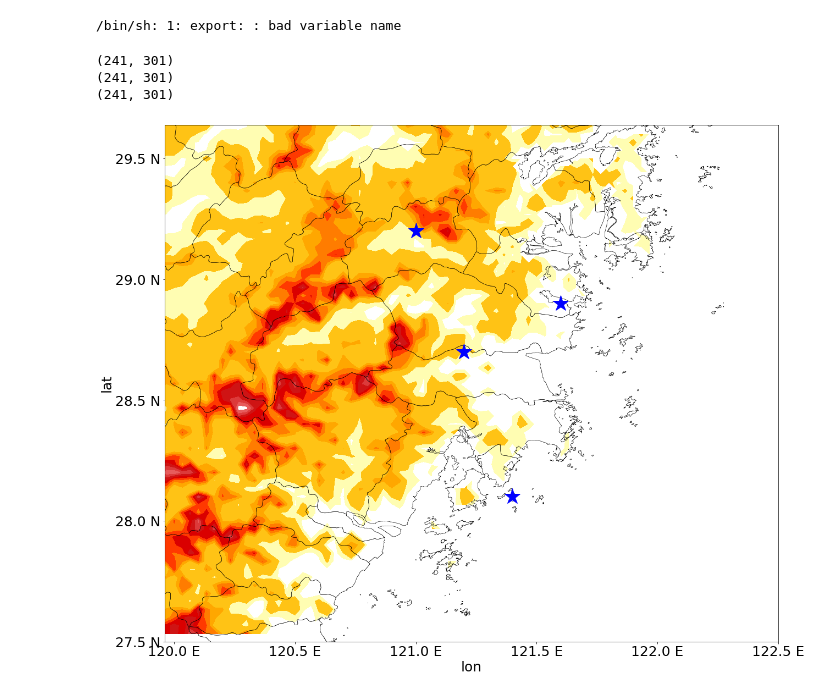
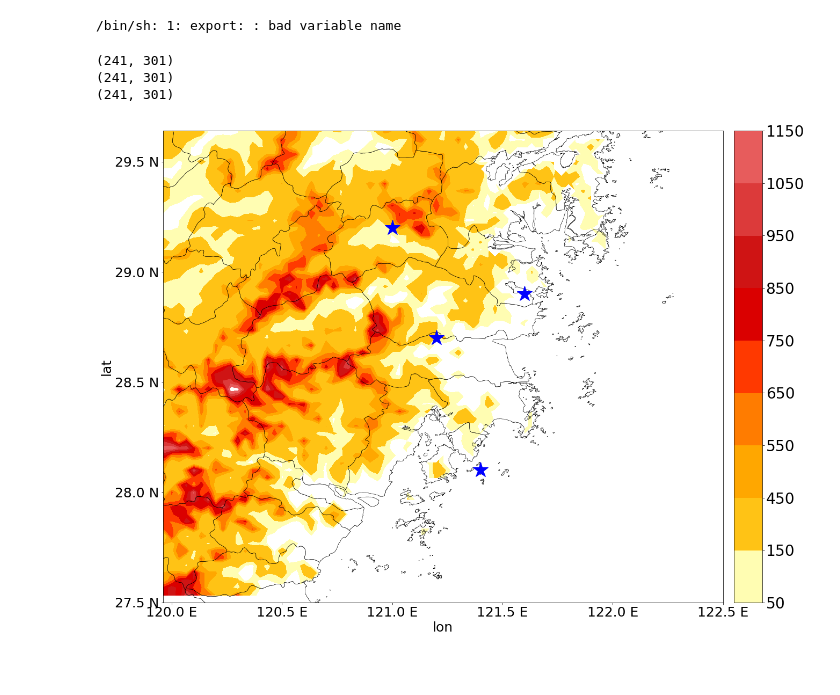
Before and after one commit to liyuan3970/3DVAR_retrive_radar_wind_from_typhoon1909, a Jupyter notebook: notebooks/单点分布图.ipynb, the cells around one changed output. Saved outputs shown, nothing was run; the diff lists cells and outputs as text; code cells hidden in the pictures; blank space fills up the shorter version.

```diff
--- a/notebooks/单点分布图.ipynb
+++ b/notebooks/单点分布图.ipynb
@@ -83,7 +83,8 @@ print(lons2.shape)
 print(lats2.shape)
 print(z[::4,::4].shape)
 shade = m.contourf(lons2,lats2,z[::4,::4],cmap=cmaps,levels=levels)
-
+plt.rcParams['font.size'] = 28
+m.colorbar(shade)
 #m.drawcountries()
 # 将经纬度映射为 (x, y) 坐标，用于绘制图像
 x, y = m(121.0, 29.2)
@@ -96,33 +97,33 @@ plt.plot(x, y, 'ok', marker="*",markersize=30,c="blue")
 
 x, y = m(121.2, 28.7)
 plt.plot(x, y, 'ok', marker="*",markersize=30,c="blue")
 #plt.text(x, y, ' 58653', fontsize=12)
 
 x, y = m(121.4, 28.1)
 plt.plot(x, y, 'ok', marker="*",markersize=30,c="blue")
 #plt.text(x, y, ' 58667', fontsize=12)
 
 # x, y = m(121.31, 28.06)
 # plt.plot(x, y, 'ok', markersize=5)
 #plt.text(x, y, ' 58668', fontsize=12)
 
 # x, y = m(121.32, 28.39)
 # plt.plot(x, y, 'ok', markersize=5)
 #plt.text(x, y, ' 58664', fontsize=12)
 
 # x_val_list=[119.9,120.2,120.5,120.8,121.1,121,4,121,7,122.0,122.3]
 # x_text_list=["119.9","120.2","120.5","120.8","121.1","121,4","121,7","122.0","122.3"]
 # plt.xticks(x_val_list, x_text_list)
 # y_val_list=[27.5,27.7,28.0,28.3,28.6,28.9,29.2,29.5]
 # y_text_list=['27.5','27.7','28.0','28.3','28.6','28.9','29.2','29.5']
 # plt.yticks(y_val_list, y_text_list)
 plt.savefig('../picture/4point_scater.png')
 # plt.savefig('../图片包/ec数据对比/站点分布.png')
 plt.show()
 # %% [output]
 (241, 301)
 (241, 301)
 (241, 301)
-[figure, old version]
+[figure, new version]
 # %%
 display(Image.open("picture/RR_Geo_Scater.png"))
```
Also changed, not shown: 15 other files.
